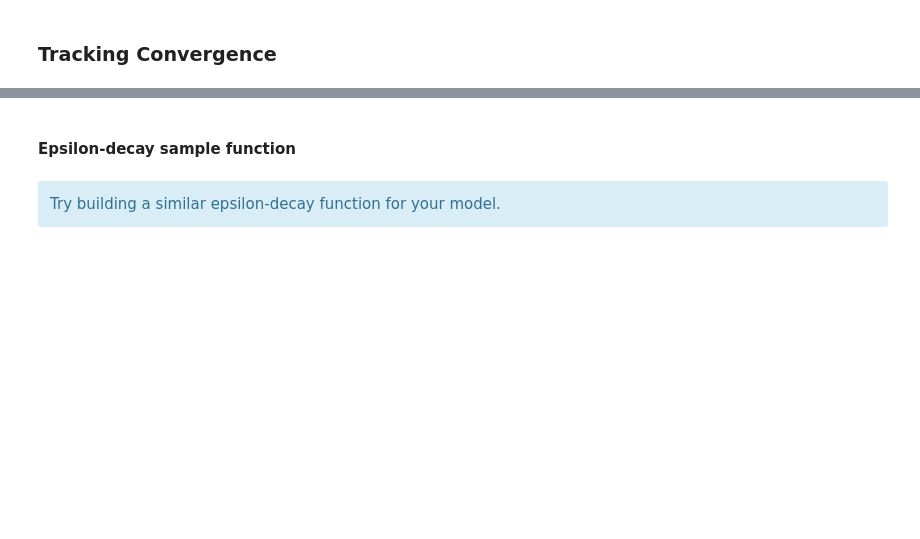
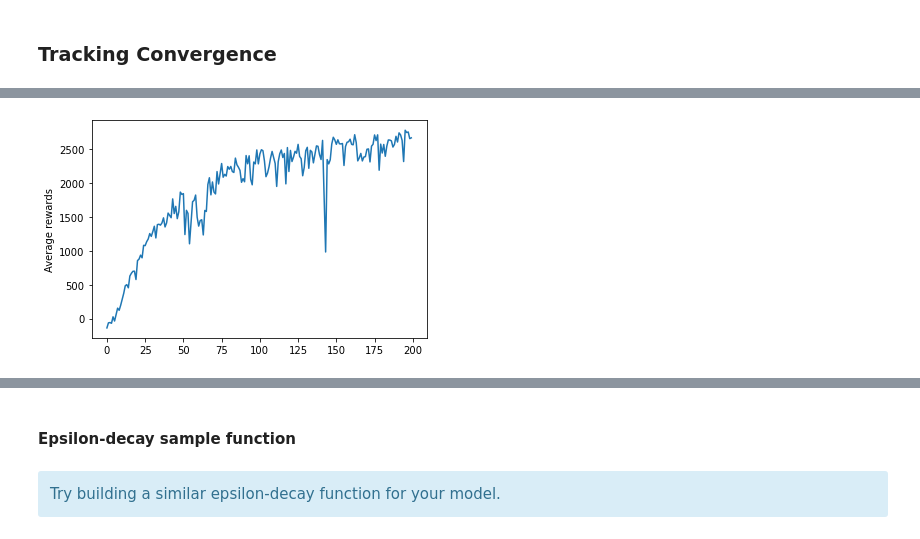
Before and after one commit to abhijeetpj/RL_CabRevenue, a Jupyter notebook: DQN_Agent_Arch1.ipynb, the cells around one changed output, grey strips where cells are left out. Cells and saved outputs as stored; diff of their text form; code cells hidden in the pictures; blank space fills up the shorter version.

```diff
--- a/DQN_Agent_Arch1.ipynb
+++ b/DQN_Agent_Arch1.ipynb
@@ -39,2 +70,4 @@ Time_matrix = np.load("TM.npy")
 # %%
 env = CabDriver()
+state = env.state_init
+state
@@ -388,0 +529,7 @@ IndexError: too many indices for array: array is 1-dimensional, but 2 were index
+# %%
+# Check Convergence by tracking total rewards per episode vs episode number
+plt.plot(list(range(len(avg_rewards))), avg_rewards)
+plt.ylabel("Average rewards")
+plt.show()
+# %% [output]
+[figure, added]
```
Also changed, not shown: parts of 51 cells of this notebook, 1 other file.
